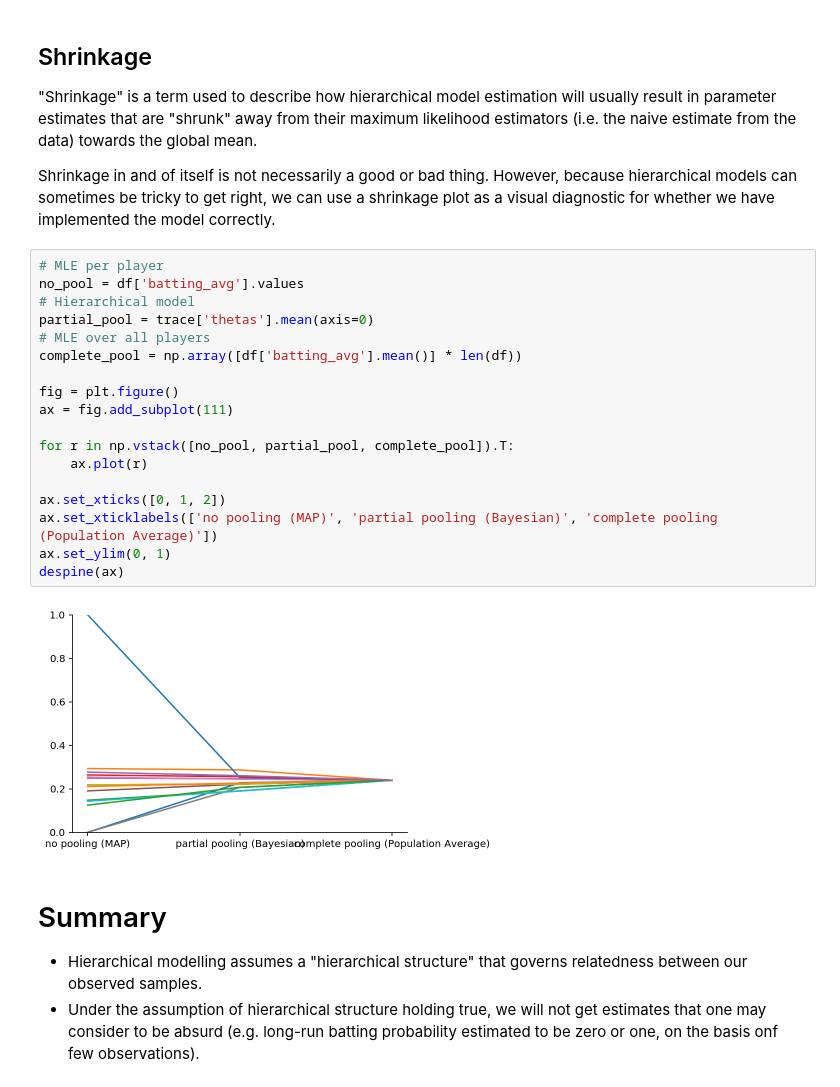
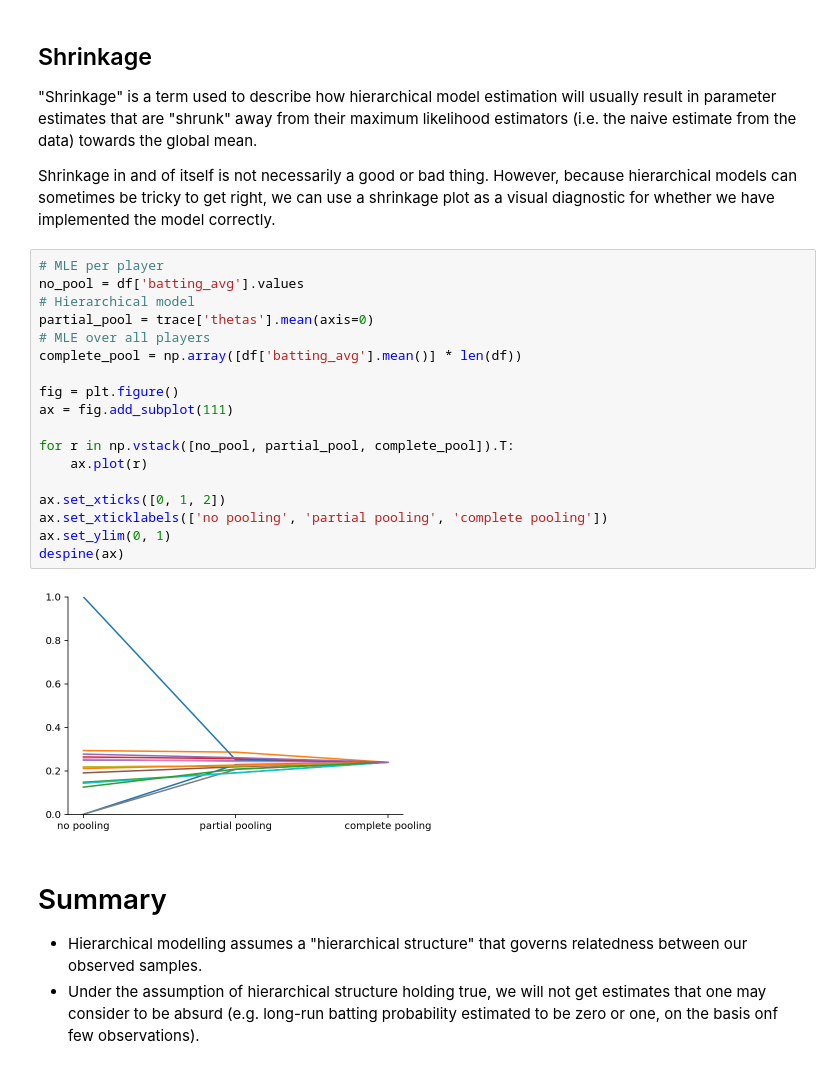
Before and after one commit to ericmjl/bayesian-stats-modelling-tutorial, a Jupyter notebook: notebooks/06-instructor-hierarchical-baseball.ipynb, the cells around one changed output. Saved outputs shown, nothing was run; the diff lists cells and outputs as text.

```diff
--- a/notebooks/06-instructor-hierarchical-baseball.ipynb
+++ b/notebooks/06-instructor-hierarchical-baseball.ipynb
@@ -196,23 +191,23 @@ Shrinkage in and of itself is not necessarily a good or bad thing. However, beca
 # %%
 # MLE per player
 no_pool = df['batting_avg'].values
 # Hierarchical model
 partial_pool = trace['thetas'].mean(axis=0)
 # MLE over all players
 complete_pool = np.array([df['batting_avg'].mean()] * len(df))
 
 fig = plt.figure()
 ax = fig.add_subplot(111)
 
 for r in np.vstack([no_pool, partial_pool, complete_pool]).T:
     ax.plot(r)
 
 ax.set_xticks([0, 1, 2])
-ax.set_xticklabels(['no pooling (MAP)', 'partial pooling (Bayesian)', 'complete pooling (Population Average)'])
+ax.set_xticklabels(['no pooling', 'partial pooling', 'complete pooling'])
 ax.set_ylim(0, 1)
 despine(ax)
 # %% [output]
-[figure, old version]
+[figure, new version]
 # %% [markdown]
 # Summary
 
```
Also changed, not shown: parts of 11 cells of this notebook, 10 other files.
